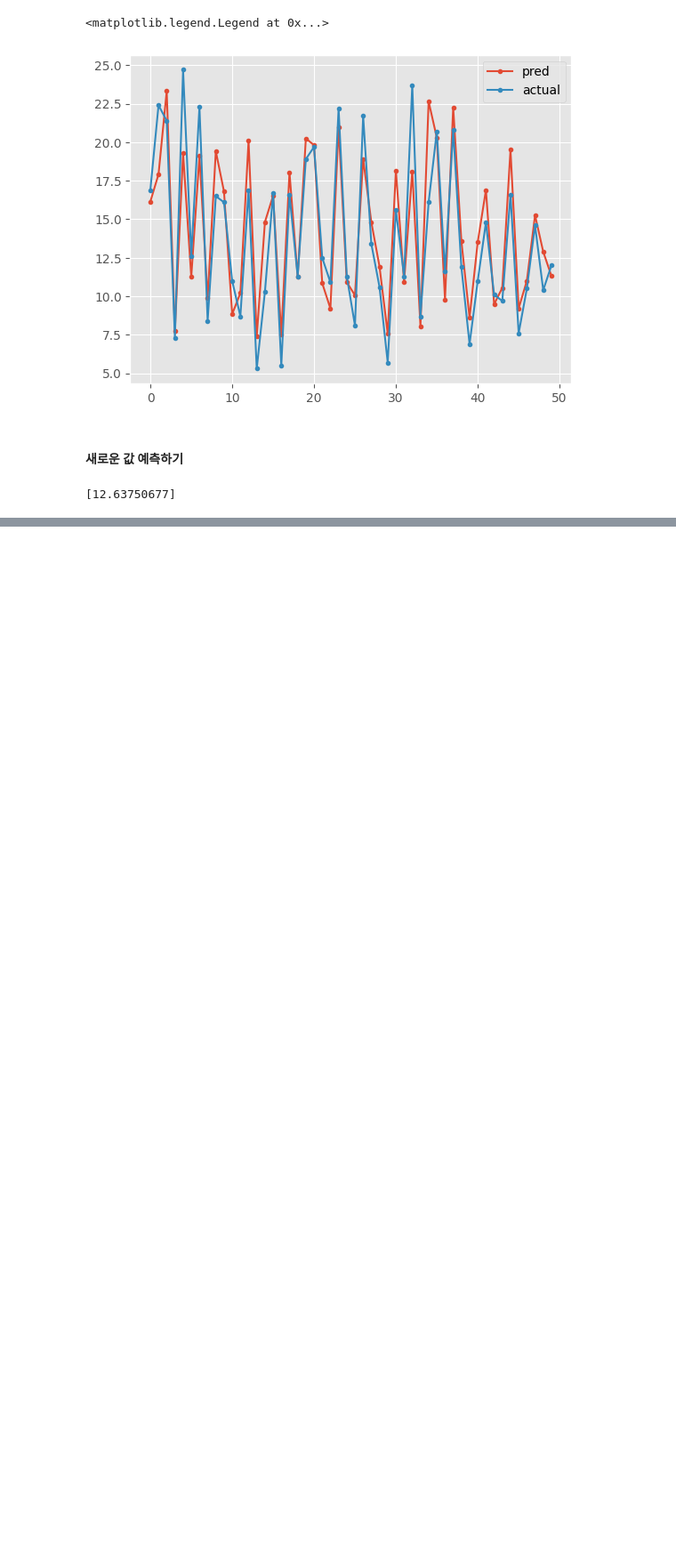
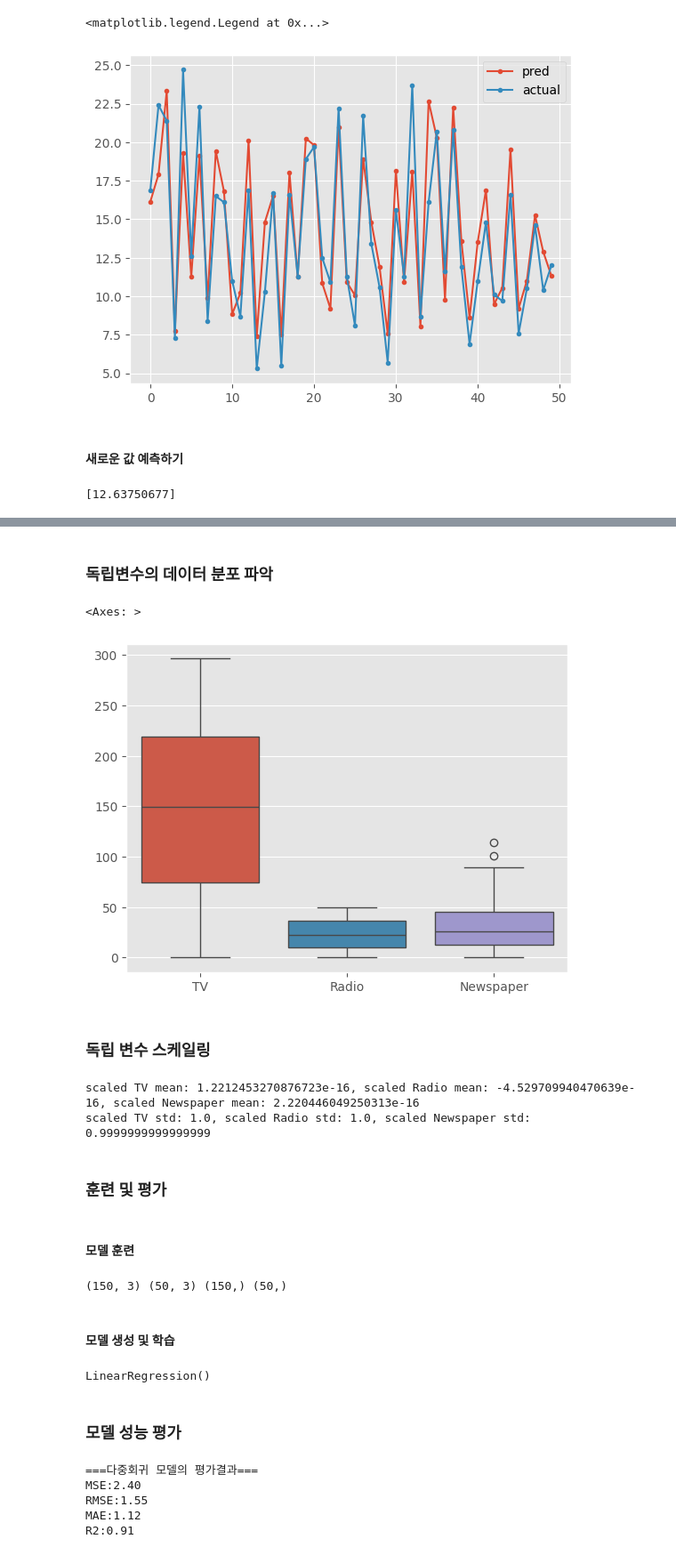
Before and after one commit to parkjiyon7/MSAI_6, a Jupyter notebook: regression_광고플랫폼에따른판매량예측_20250122.ipynb, the cells around one changed output, grey strips where cells are left out. Shown: that part at 89% size. Saved outputs shown, nothing was run; the diff lists cells and outputs as text; code cells hidden in the pictures; blank space fills up the shorter version.

Commit message:
다중회귀

```diff
--- a/regression_광고플랫폼에따른판매량예측_20250122.ipynb
+++ b/regression_광고플랫폼에따른판매량예측_20250122.ipynb
@@ -277,0 +311,75 @@ print(f'{w * TV +b}')
+# %%
+# 독립변수, 종속 변수 선택
+x2 = df[['TV', 'Radio', 'Newspaper']]
+y = df['Sales']
+# %% [markdown]
+### 독립변수의 데이터 분포 파악
+# %%
+sns.boxplot(x2)
+# %% [output]
+<Axes: >
+[figure, added]
+# %% [markdown]
+### 독립 변수 스케일링
+# %%
+# 데이터 스케일링
+from sklearn.preprocessing import StandardScaler
+scaler = StandardScaler()
+scaler.fit(x2)
+# x2_scaled = scaler.transform(x2)
+# x2_scaled
+x2_scaled = scaler.fit_transform(x2)
+
+scaled_TV = x2_scaled[:, 0]
+scaled_Radio = x2_scaled[:, 1]
+scaled_Newspaper = x2_scaled[:, 2]
+
+print(f'scaled TV mean: {scaled_TV.mean()}, scaled Radio mean: {scaled_Radio.mean()}, scaled Newspaper mean: {scaled_Newspaper.mean()}')
+print(f'scaled TV std: {scaled_TV.std()}, scaled Radio std: {scaled_Radio.std()}, scaled Newspaper std: {scaled_Newspaper.std()}')
+# %% [output]
+scaled TV mean: 1.2212453270876723e-16, scaled Radio mean: -4.529709940470639e-16, scaled Newspaper mean: 2.220446049250313e-16
+scaled TV std: 1.0, scaled Radio std: 1.0, scaled Newspaper std: 0.9999999999999999
+# %% [markdown]
+### 훈련 및 평가
+# %% [markdown]
+#### 모델 훈련
+# %%
+# 훈련세트, 테스트 세트 분할
+from sklearn.model_selection import train_test_split
+
+x2_train, x2_test, y2_train, y2_test = train_test_split(x2_scaled, y, random_state=42, train_size=0.75)
+print(x2_train.shape, x2_test.shape, y_train.shape, y_test.shape)
+# %% [output]
+(150, 3) (50, 3) (150,) (50,)
+# %% [markdown]
+#### 모델 생성 및 학습
+# %%
+#모델 생성
+model2 = LinearRegression()
+
+# 모델 학습
+model2.fit(x2_train, y_train)
+# %% [output]
+LinearRegression()
+# %% [markdown]
+### 모델 성능 평가
+# %%
+# 테스트데이터로 예측
+pred = model2.predict(x2_test)
+# 모델 평가
+mse = mean_squared_error(y_test, pred)
+rmse = root_mean_squared_error(y_test, pred)
+mae = mean_absolute_error(y_test, pred)
+r2 = r2_score(y_test, pred)
+
+print('===다중회귀 모델의 평가결과===')
+print(f'MSE:{mse:.2f}')
+print(f'RMSE:{rmse:.2f}')
+print(f'MAE:{mae:.2f}')
+print(f'R2:{r2:.2f}')
+# %% [output]
+===다중회귀 모델의 평가결과===
+MSE:2.40
+RMSE:1.55
+MAE:1.12
+R2:0.91
```
Also changed, not shown: parts of 9 cells of this notebook.
